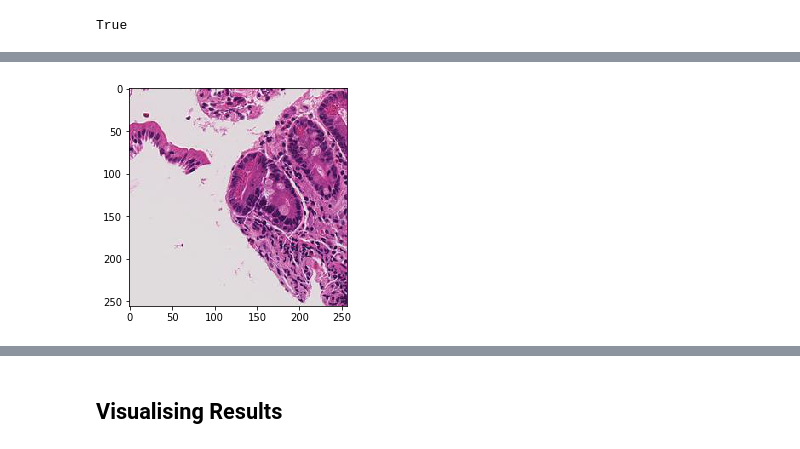
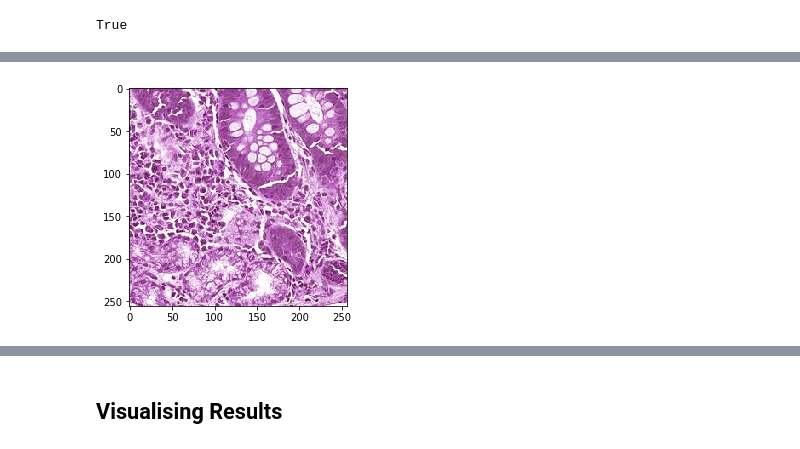
Before and after one commit to UVA-DSI-2019-Capstones/CHRC, a Jupyter notebook: models/resnet50_resized_images_with_duplicates_256_staintools.ipynb, the cells around one changed output, grey strips where cells are left out. Saved outputs shown, nothing was run; the diff lists cells and outputs as text; code cells hidden in the pictures.

```diff
--- a/models/resnet50_resized_images_with_duplicates_256_staintools.ipynb
+++ b/models/resnet50_resized_images_with_duplicates_256_staintools.ipynb
@@ -41,8 +41,8 @@ files
 # %%
-img = plt.imread(f'{PATH}valid/Celiac/{files[0]}')
+img = plt.imread(f'{PATH}valid/Celiac/{files[4]}')
 plt.imshow(img);
 # %% [output]
-[figure, old version]
+[figure, new version]
 # %%
 arch=resnet50
 data = ImageClassifierData.from_paths(PATH, tfms=tfms_from_model(arch, sz))
```
Also changed, not shown: parts of 24 cells of this notebook, 1 other file.
